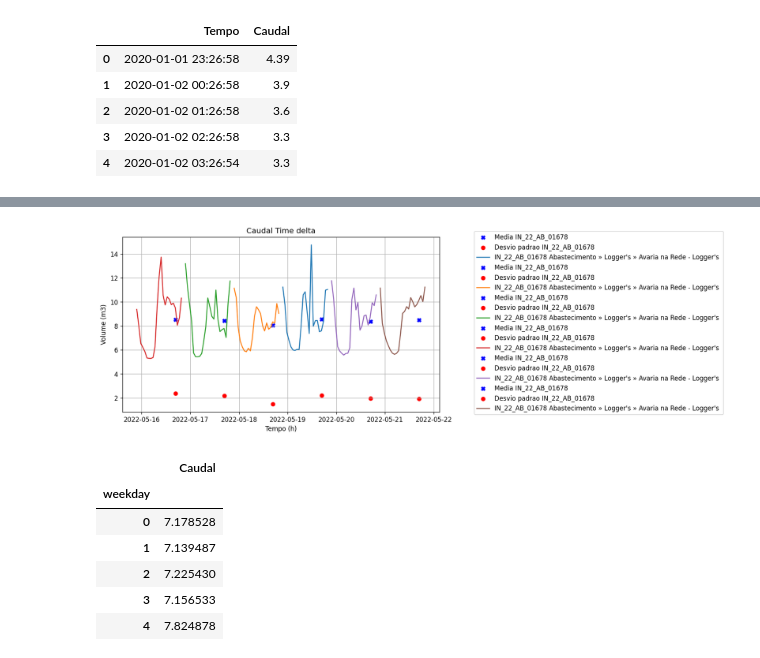
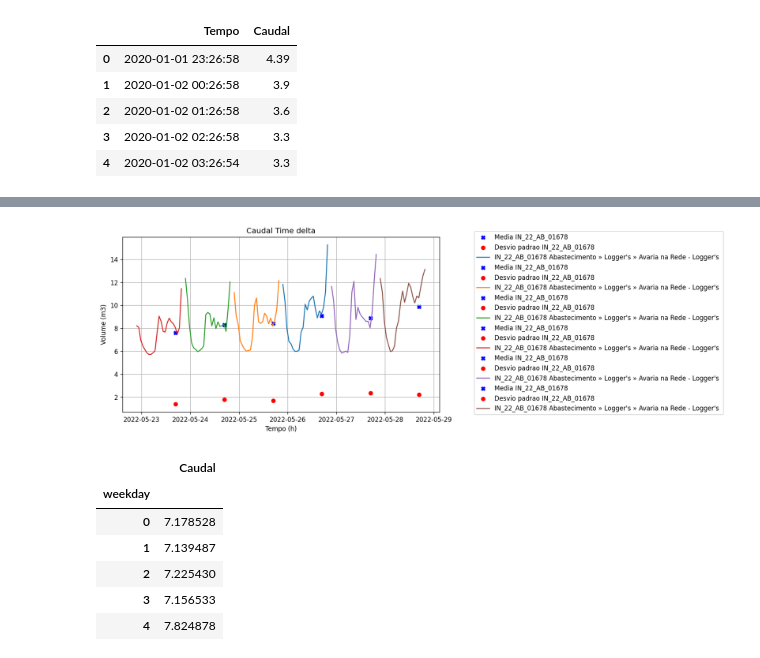
Before and after one commit to Francisc0F/projeto_licenciatura, a Jupyter notebook: caracterização de dados/Relação caudal - intervencoes ZMC Bolho.ipynb, the cells around one changed output, grey strips where cells are left out. Saved outputs shown, nothing was run; the diff lists cells and outputs as text; code cells hidden in the pictures.

```diff
--- a/caracterização de dados/Relação caudal - intervencoes ZMC Bolho.ipynb
+++ b/caracterização de dados/Relação caudal - intervencoes ZMC Bolho.ipynb
@@ -77,35 +77,35 @@ def semanaDaFalha(interZmc):
     timecentro = interZmc.dataexecucao
     caudalInter(timecentro, interZmc.dataexecucao - timedelta(hours = 20), interZmc.dataexecucao + timedelta(hours = 3))
 
     # dia normal
     timecentroNormal = interZmc.dataexecucao - timedelta(days = 1)
     caudalInter(timecentroNormal,timecentroNormal - timedelta(hours = 20), timecentroNormal + timedelta(hours = 3))
 
     # outro dia normal
     timecentroNormal2 = interZmc.dataexecucao - timedelta(days = 2)
     caudalInter(timecentroNormal2,timecentroNormal2 - timedelta(hours = 20), timecentroNormal2 + timedelta(hours = 3))
 
     # outro dia normal
     timecentroNormal3 = interZmc.dataexecucao - timedelta(days = 3)
     caudalInter(timecentroNormal3,timecentroNormal3 - timedelta(hours = 20), timecentroNormal3 + timedelta(hours = 3))
 
 
     # outro dia normal
     timecentroNormal4 = interZmc.dataexecucao + timedelta(days = 1)
     caudalInter(timecentroNormal4,timecentroNormal4 - timedelta(hours = 20), timecentroNormal4 + timedelta(hours = 3))
 
     # outro dia normal
     timecentroNormal5 = interZmc.dataexecucao + timedelta(days = 2)
     caudalInter(timecentroNormal5,timecentroNormal5 - timedelta(hours = 20), timecentroNormal5 + timedelta(hours = 3))
 
-semanaDaFalha(dfInterv.iloc[len(dfInterv) - 2])
+semanaDaFalha(dfInterv.iloc[len(dfInterv) - 4])
 #
 leg = plt.legend(bbox_to_anchor=(1.1, 1.05))
 plt.ylabel('Volume (m3)')
 plt.xlabel('Tempo (h)')
 plt.grid(True)
 # %% [output]
-[figure, old version]
+[figure, new version]
 # %%
 variacaoSemanal= dfCaudal.copy()
 variacaoSemanal['weekday'] = variacaoSemanal.Tempo.dt.weekday
```
Also changed, not shown: 3 other files.
